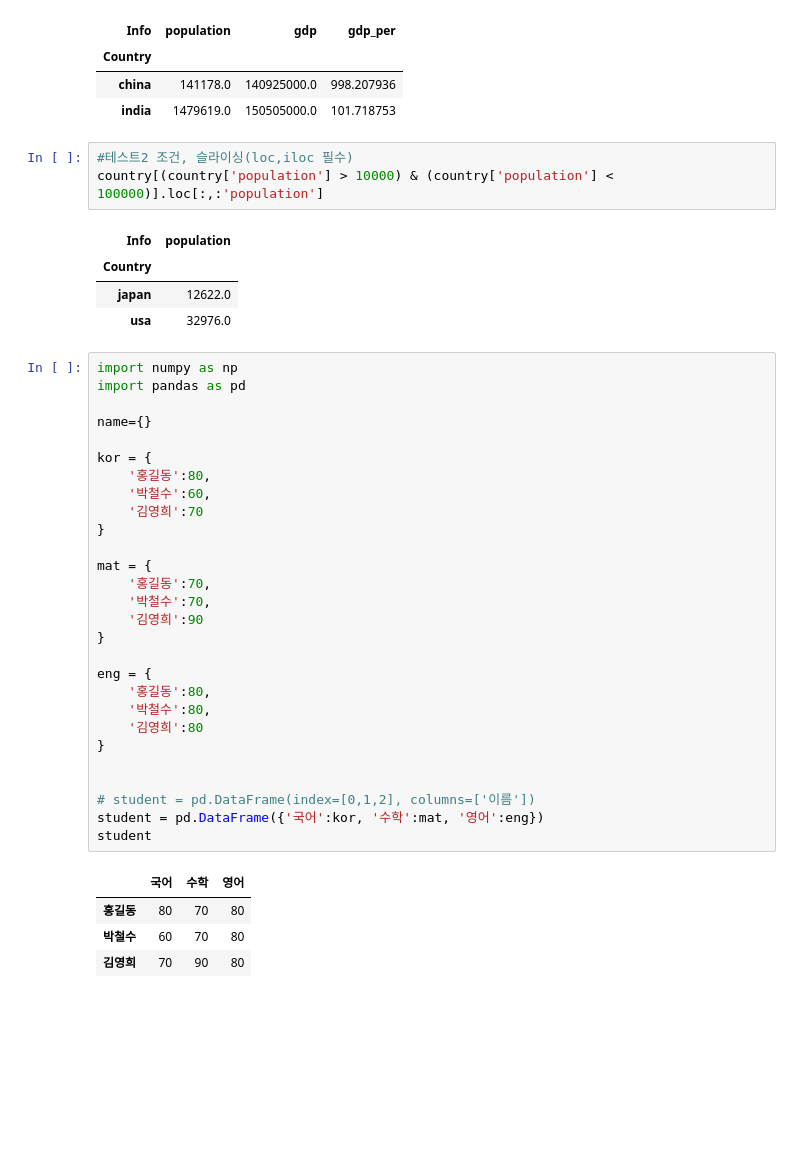
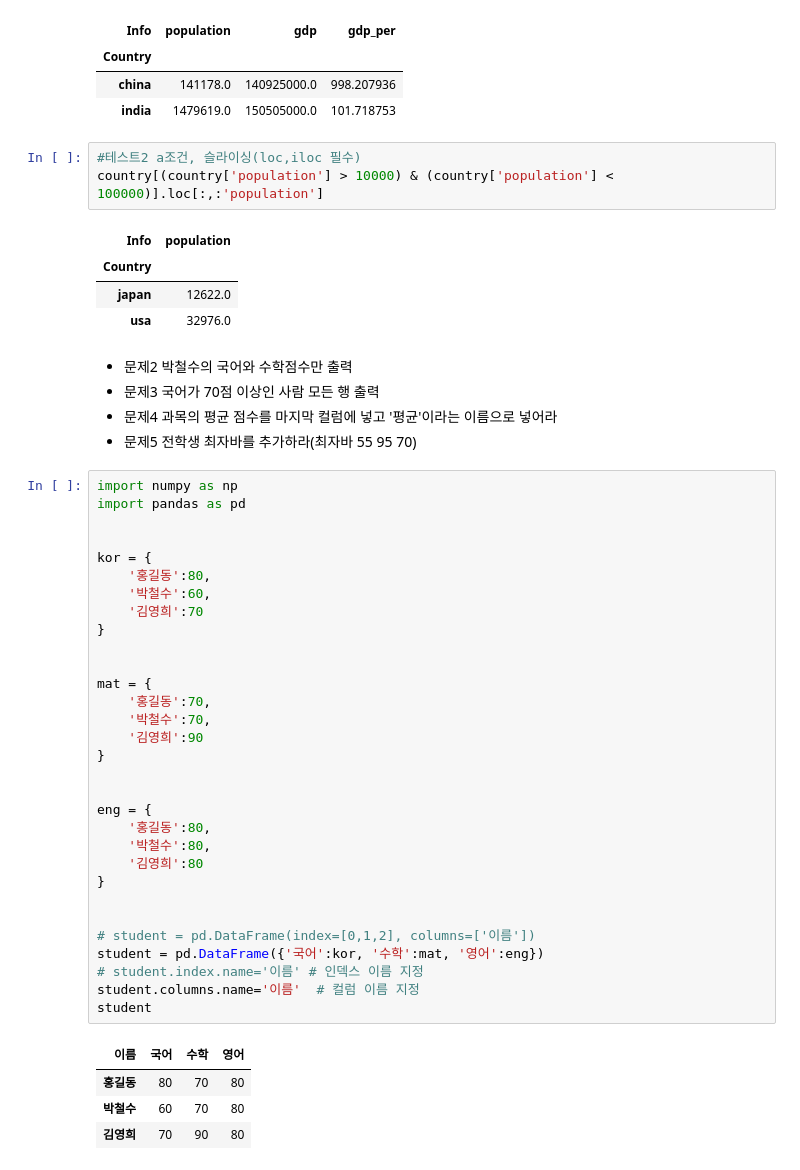
Before and after one commit to pmj8298/python, a Jupyter notebook: python10.ipynb, the cells around one changed output. Drawn from its saved outputs; the diff is of its cells as text; blank space fills up the shorter version.

```diff
--- a/python10.ipynb
+++ b/python10.ipynb
@@ -596,43 +596,51 @@ country[country['population'] > 140000]
 | china | 141178.0 | 140925000.0 | 998.207936 |
 | india | 1479619.0 | 150505000.0 | 101.718753 |
 # %%
-#테스트2 조건, 슬라이싱(loc,iloc 필수)
+#테스트2 a조건, 슬라이싱(loc,iloc 필수)
 country[(country['population'] > 10000) & (country['population'] < 100000)].loc[:,:'population']
 # %% [output]
 | Info | population |
 | Country |  |
 | japan | 12622.0 |
 | usa | 32976.0 |
+# %% [markdown]
+- 문제2 박철수의 국어와 수학점수만 출력
+- 문제3 국어가 70점 이상인 사람 모든 행 출력
+- 문제4 과목의 평균 점수를 마지막 컬럼에 넣고 '평균'이라는 이름으로 넣어라
+- 문제5 전학생 최자바를 추가하라(최자바 55 95 70)
 # %%
 import numpy as np
 import pandas as pd
 
-name={}
 
 kor = {
     '홍길동':80,
     '박철수':60,
     '김영희':70
 }
 
+
 mat = {
     '홍길동':70,
     '박철수':70,
     '김영희':90
 }
+
 
 eng = {
     '홍길동':80,
     '박철수':80,
     '김영희':80
 }
 
 
 # student = pd.DataFrame(index=[0,1,2], columns=['이름'])
 student = pd.DataFrame({'국어':kor, '수학':mat, '영어':eng})
+# student.index.name='이름' # 인덱스 이름 지정
+student.columns.name='이름'  # 컬럼 이름 지정
 student
 # %% [output]
-|  | 국어 | 수학 | 영어 |
+| 이름 | 국어 | 수학 | 영어 |
 | 홍길동 | 80 | 70 | 80 |
 | 박철수 | 60 | 70 | 80 |
 | 김영희 | 70 | 90 | 80 |
```
Also changed, not shown: parts of 14 cells of this notebook.
